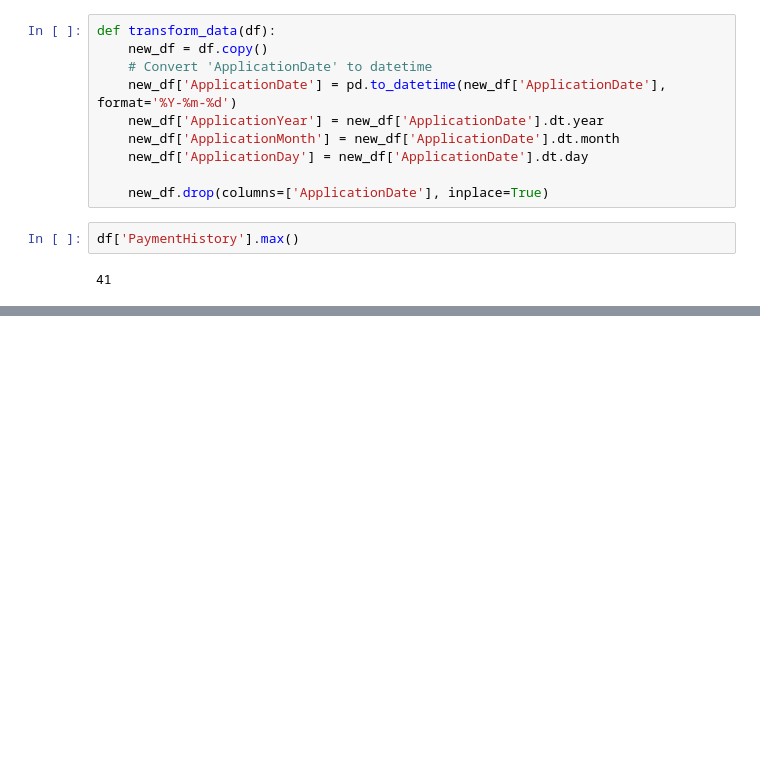
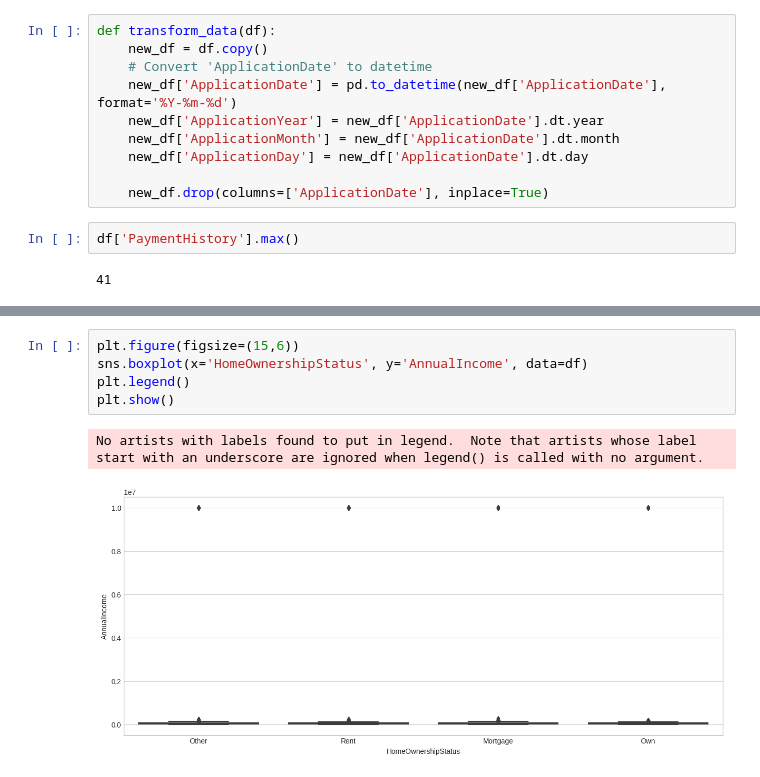
Before and after one commit to KimiyaVahidMotlagh/QBC-DA10-Group4Project1, a Jupyter notebook: DA10_EDA(Arash).ipynb, the cells around one changed output, grey strips where cells are left out. Drawn from its saved outputs; the diff is of its cells as text; blank space fills up the shorter version.

Commit message:
annualIncome_outliers

```diff
--- a/DA10_EDA(Arash).ipynb
+++ b/DA10_EDA(Arash).ipynb
@@ -156,0 +169,8 @@ df['PaymentHistory'].max()
+# %%
+plt.figure(figsize=(15,6))
+sns.boxplot(x='HomeOwnershipStatus', y='AnnualIncome', data=df)
+plt.legend()
+plt.show()
+# %% [output]
+No artists with labels found to put in legend.  Note that artists whose label start with an underscore are ignored when legend() is called with no argument.
+[figure, added]
```
Also changed, not shown: parts of 6 cells of this notebook.
